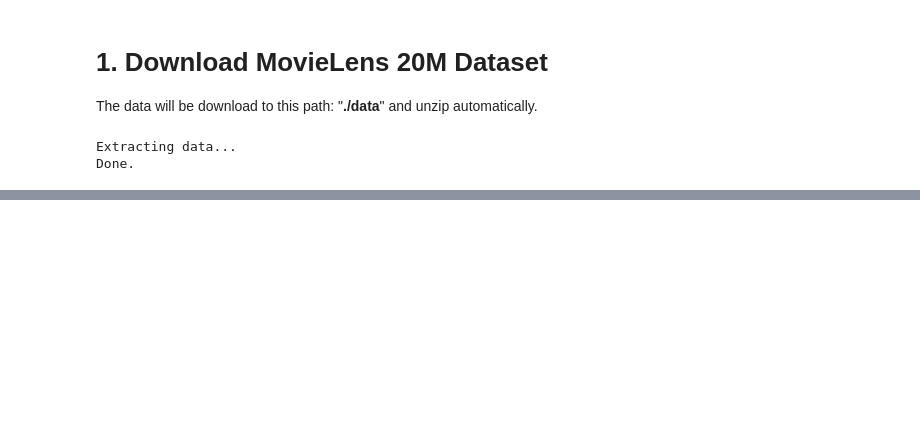
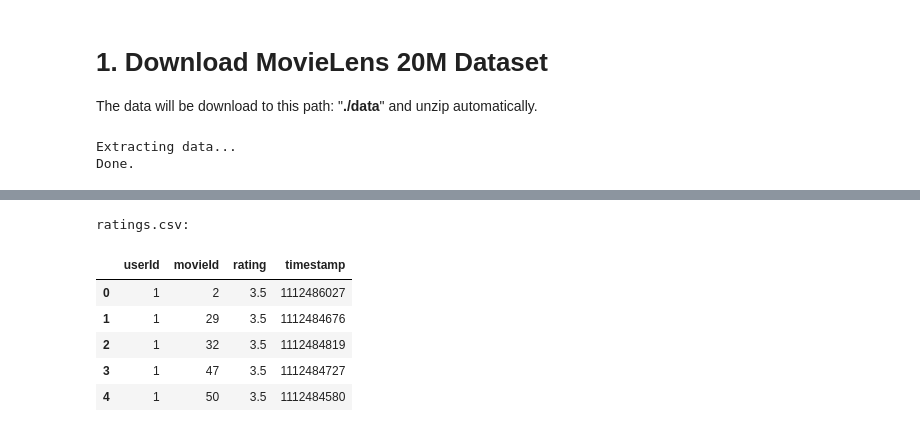
Before and after one commit to ygan/movielens-recommender, a Jupyter notebook: movielens-recommender.ipynb, the cells around one changed output, grey strips where cells are left out. Saved outputs shown, nothing was run; the diff lists cells and outputs as text; code cells hidden in the pictures; blank space fills up the shorter version.

```diff
--- a/movielens-recommender.ipynb
+++ b/movielens-recommender.ipynb
@@ -1,3 +7,15 @@
+# %%
+%matplotlib inline
+import os
+import pandas as pd
+import pickle
+import torch
+import torch.nn as nn
+import torch.nn.functional as F
+import matplotlib.pyplot as plt
+import numpy as np
+DATA_SET_NAME = 'ml-20m'
+DATA_PATH = './data'
 # %% [markdown]
 # 1. Download MovieLens 20M Dataset
 The data will be download to this path: "**./data**" and unzip automatically.
@@ -69,0 +92,13 @@ import pandas as pd
+# %%
+print('ratings.csv: ')
+ratings = pd.read_csv(os.path.join(DATA_PATH, DATA_SET_NAME,'ratings.csv'),index_col=None)
+ratings.describe()
+ratings.head(5)
+# %% [output]
+ratings.csv:
+|  | userId | movieId | rating | timestamp |
+| 0 | 1 | 2 | 3.5 | 1112486027 |
+| 1 | 1 | 29 | 3.5 | 1112484676 |
+| 2 | 1 | 32 | 3.5 | 1112484819 |
+| 3 | 1 | 47 | 3.5 | 1112484727 |
+| 4 | 1 | 50 | 3.5 | 1112484580 |
```
Also changed, not shown: parts of 45 cells of this notebook, 1 other file.
